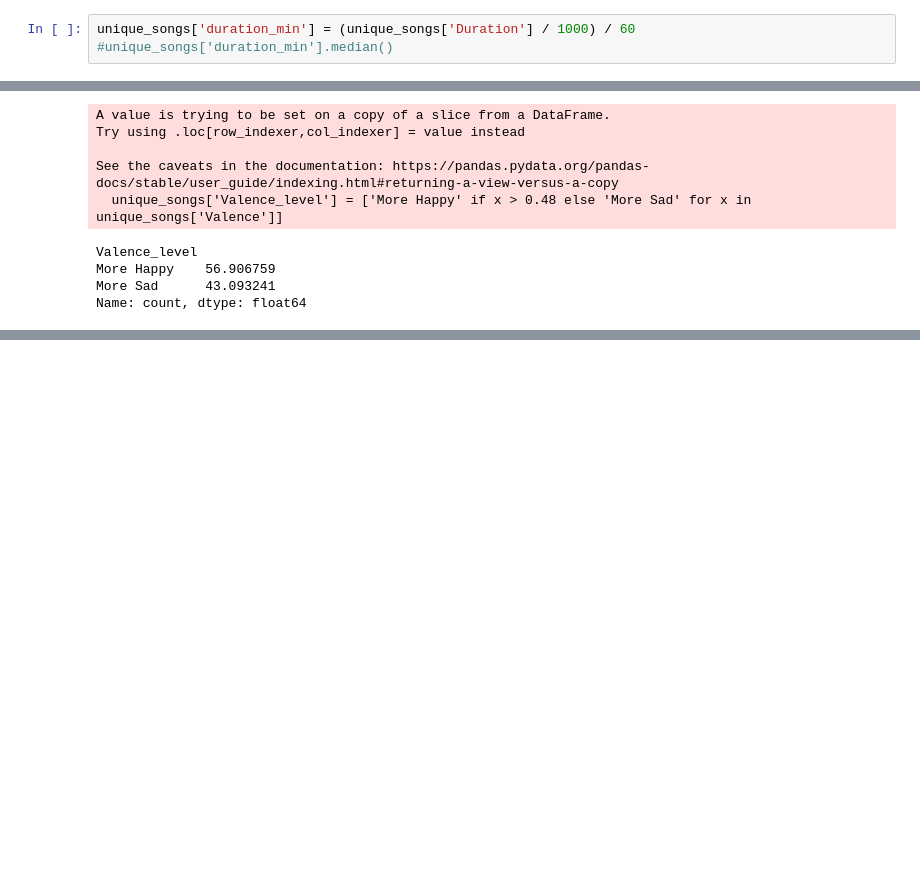
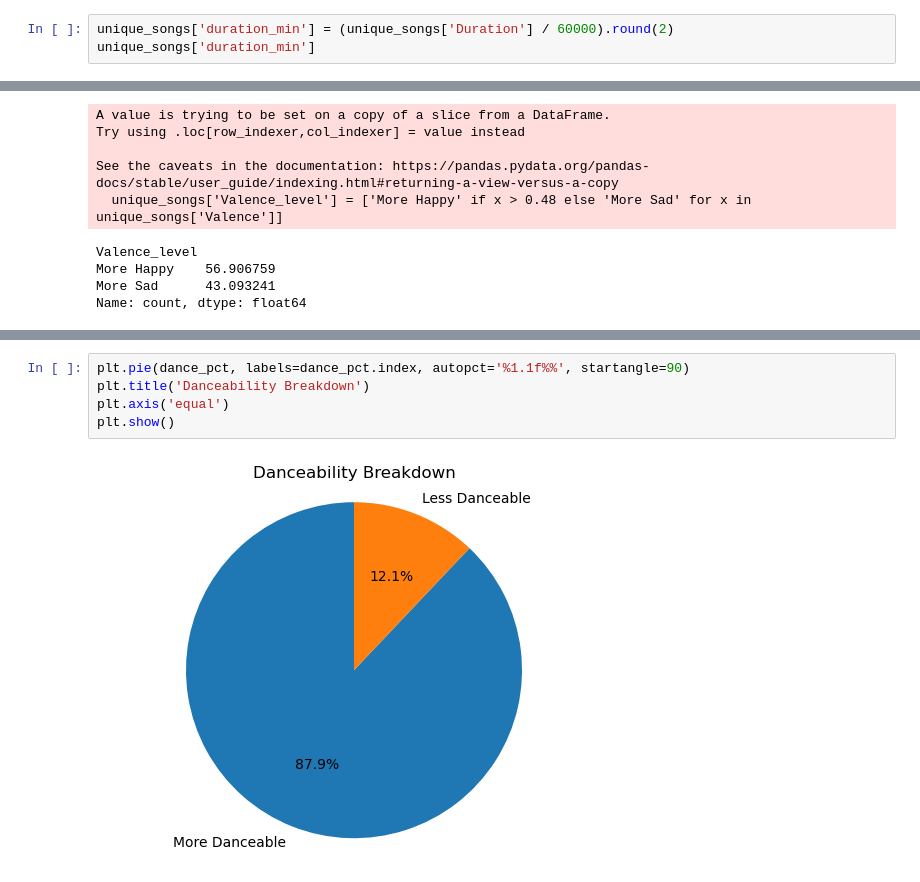
Before and after one commit to bergen-christensen/Capstone, a Jupyter notebook: notebooks/capstone_bergen.ipynb, the cells around one changed output, grey strips where cells are left out. Cells and saved outputs as stored; diff of their text form; blank space fills up the shorter version.

```diff
--- a/notebooks/capstone_bergen.ipynb
+++ b/notebooks/capstone_bergen.ipynb
@@ -270,8 +270,8 @@ Medium    42.871238
 Slow       5.994080
 Name: count, dtype: float64
 # %%
-unique_songs['duration_min'] = (unique_songs['Duration'] / 1000) / 60
-#unique_songs['duration_min'].median()
+unique_songs['duration_min'] = (unique_songs['Duration'] / 60000).round(2)
+unique_songs['duration_min']
 # %% [output]
 A value is trying to be set on a copy of a slice from a DataFrame.
 Try using .loc[row_indexer,col_indexer] = value instead
@@ -564,0 +562,7 @@ NameError: name 'grouped_chart_and_att_df' is not defined
+# %%
+plt.pie(dance_pct, labels=dance_pct.index, autopct='%1.1f%%', startangle=90)
+plt.title('Danceability Breakdown')
+plt.axis('equal')
+plt.show()
+# %% [output]
+[figure, added]
```
Also changed, not shown: parts of 7 cells of this notebook.
